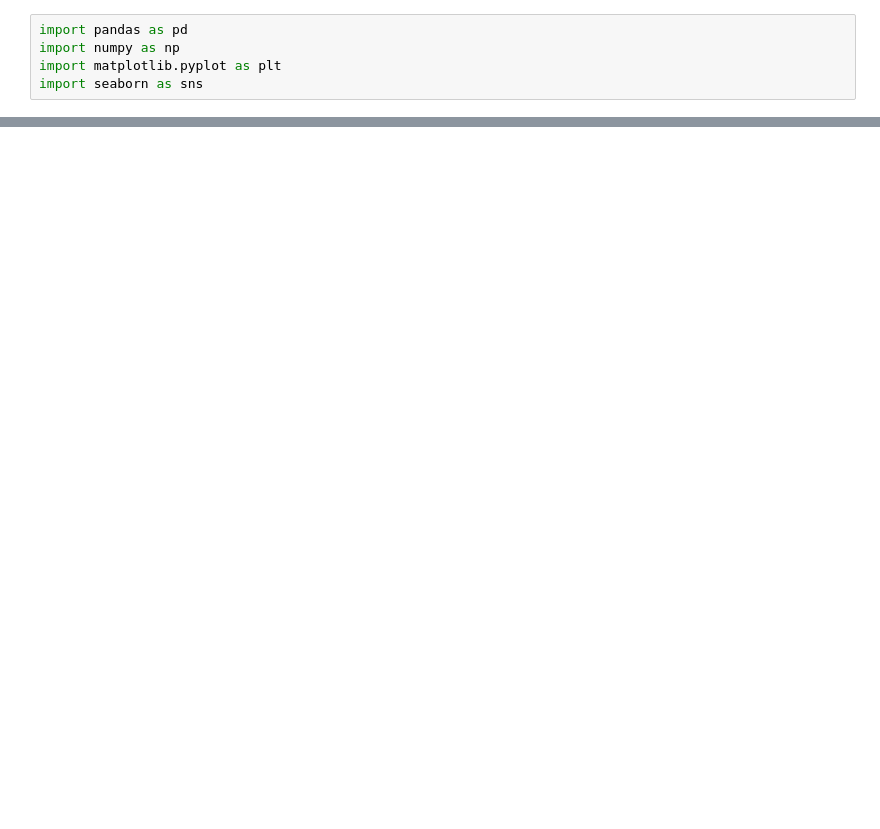
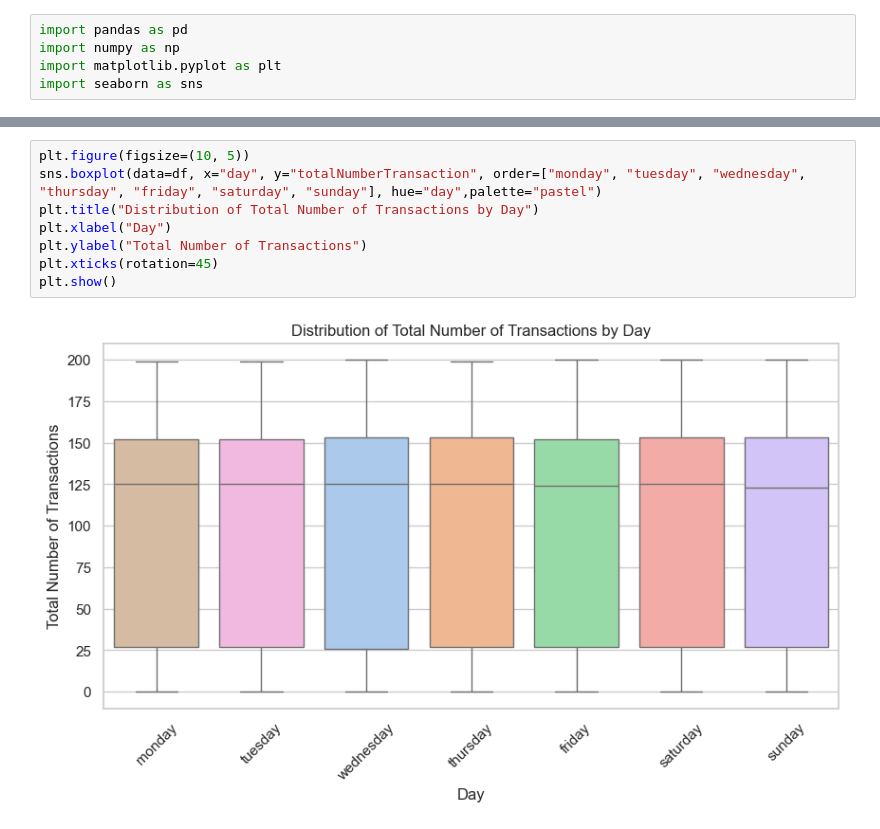
Before and after one commit to AryanJadhav15/ml-atm_cash_demand_predictor-2026, a Jupyter notebook: src/notebooks/EDA_atm_transactions.ipynb, the cells around one changed output, grey strips where cells are left out. Saved outputs shown, nothing was run; the diff lists cells and outputs as text; blank space fills up the shorter version.

```diff
--- a/src/notebooks/EDA_atm_transactions.ipynb
+++ b/src/notebooks/EDA_atm_transactions.ipynb
@@ -19,0 +156,10 @@ df.shape
+# %%
+plt.figure(figsize=(10, 5))
+sns.boxplot(data=df, x="day", y="totalNumberTransaction", order=["monday", "tuesday", "wednesday", "thursday", "friday", "saturday", "sunday"], hue="day",palette="pastel")
+plt.title("Distribution of Total Number of Transactions by Day")
+plt.xlabel("Day")
+plt.ylabel("Total Number of Transactions")
+plt.xticks(rotation=45)
+plt.show()
+# %% [output]
+[figure, added]
```
Also changed, not shown: parts of 21 cells of this notebook, 7 other files.
